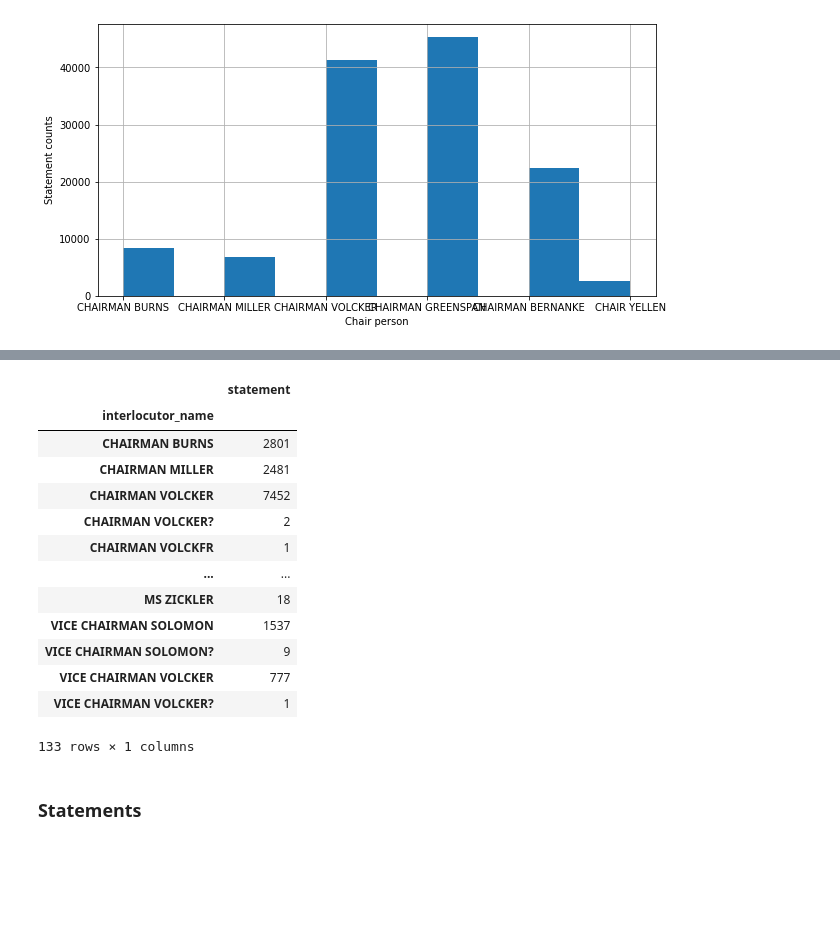
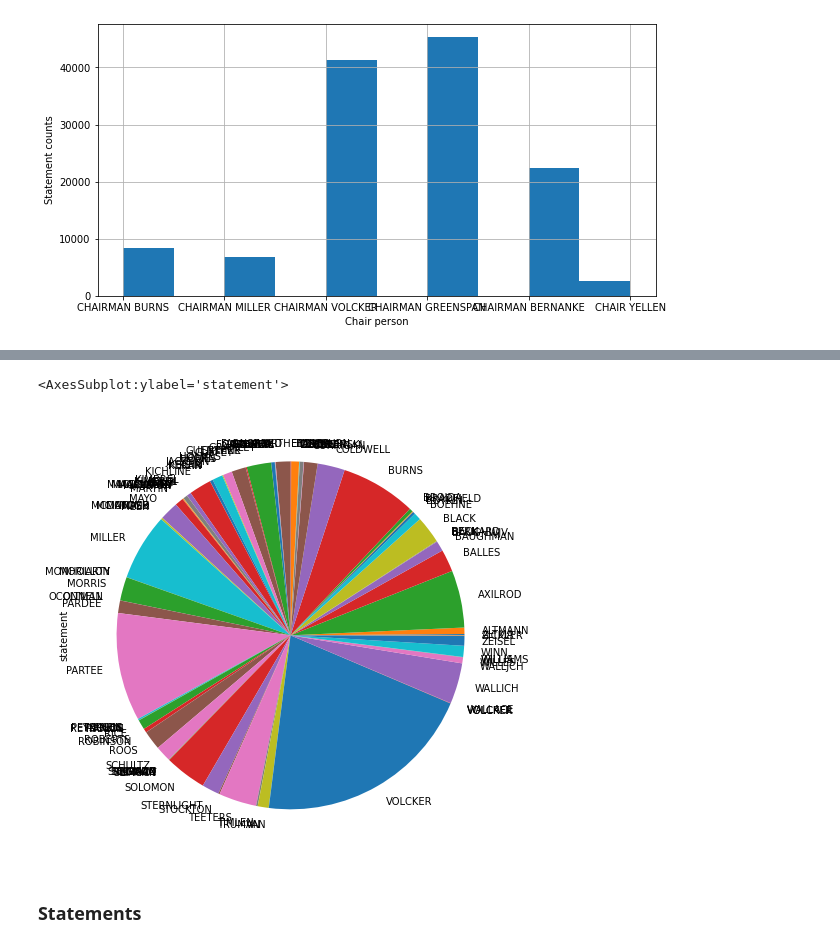
Before and after one commit to erialc-cal/NLP-FOMC, a Jupyter notebook: Scrapping_Explo.ipynb, the cells around one changed output, grey strips where cells are left out. Drawn from its saved outputs; the diff is of its cells as text; code cells hidden in the pictures; blank space fills up the shorter version.

```diff
--- a/Scrapping_Explo.ipynb
+++ b/Scrapping_Explo.ipynb
@@ -13,7 +14,7 @@ import matplotlib.pyplot as plt
 # %%
 df = pd.read_csv("/Users/h2jw/Documents/GitHub/NLP-FOMC/RA_project/final_df_v4.csv", low_memory=True)
 # %%
-#df  = df.drop(columns=['Unnamed: 0', 'Unnamed: 0.1', 'Unnamed: 0.1.1','Unnamed: 0.1.1.1'])
+df  = df.drop(columns=['Unnamed: 0', 'Unnamed: 0.1', 'Unnamed: 0.1.1','Unnamed: 0.1.1.1'])
 
 df.info()
 # %% [output]
@@ -59 +72,27 @@ Text(0.5, 0, 'Chair person')
+# %%
+def name_cleaning(name_list):
+    # Removing punctuations in string
+    # Using regex
+    cleaned = []
+    stopname_list=['CHAIRMAN', 'MS', 'VICE', 'MR']
+    for name in name_list:
+        res = re.sub(r'[^\w\s]', '', name)
+        # printing result
+        # print("The string after punctuation filter : " + res)
+
+        res = ' '.join([word for word in res.split() if word not in stopname_list])
+        cleaned.append(res)
+    return cleaned
+def get_role(name_list):
+    role = []
+    stopname_list=['CHAIRMAN', 'MS', 'VICE', 'MR']
+    for name in name_list:
+        res = re.sub(r'[^\w\s]', '', name)
+        res = ' '.join([word for word in res.split() if word in stopname_list])
+        role.append(res)
+
+    return role
+# %%
+df['role_int']= get_role(df.interlocutor_name.tolist())
+df['interlocutor_name']=name_cleaning(df.interlocutor_name.tolist())
 # %%
@@ -79,23 +118,13 @@ array(['CHAIRMAN BURNS', 'MR HOLMES', 'MR BLACK', 'MR PARDEE',
 # %%
 df_small = df.head(40000)
 df_small = df_small.groupby('interlocutor_name').agg({'statement':'count'})
-# %%
-df_small
-# %% [output]
-|  | statement |
-| interlocutor_name |  |
-| CHAIRMAN BURNS | 2801 |
-| CHAIRMAN MILLER | 2481 |
-| CHAIRMAN VOLCKER | 7452 |
-| CHAIRMAN VOLCKER? | 2 |
-| CHAIRMAN VOLCKFR | 1 |
-| ... | ... |
-| MS ZICKLER | 18 |
-| VICE CHAIRMAN SOLOMON | 1537 |
-| VICE CHAIRMAN SOLOMON? | 9 |
-| VICE CHAIRMAN VOLCKER | 777 |
-| VICE CHAIRMAN VOLCKER? | 1 |
-133 rows × 1 columns
+# %%
+fig = plt.figure(figsize=(8,8))
+fig.patch.set_facecolor('white')
+df_small.statement.plot.pie()
+# %% [output]
+<AxesSubplot:ylabel='statement'>
+[figure, added]
 # %% [markdown]
 ### Statements
 # %%
```
Also changed, not shown: parts of 20 cells of this notebook, 1 other file.
